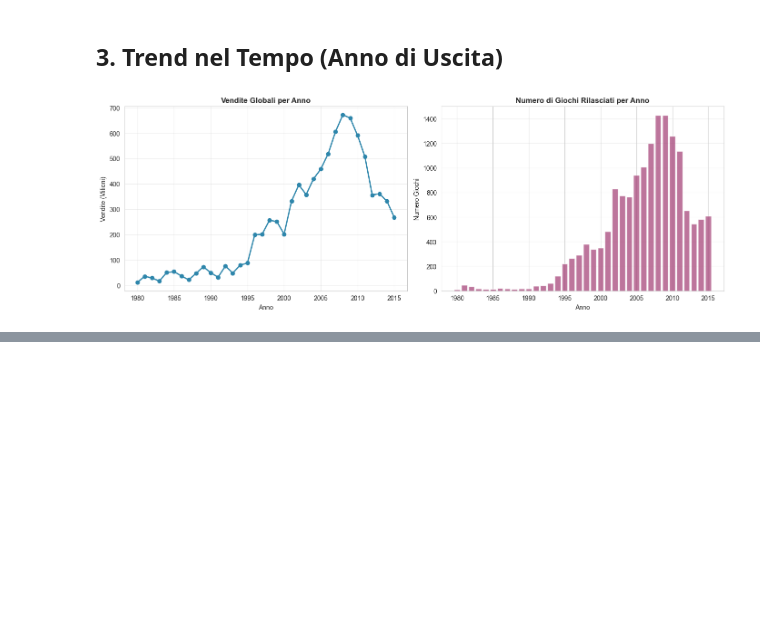
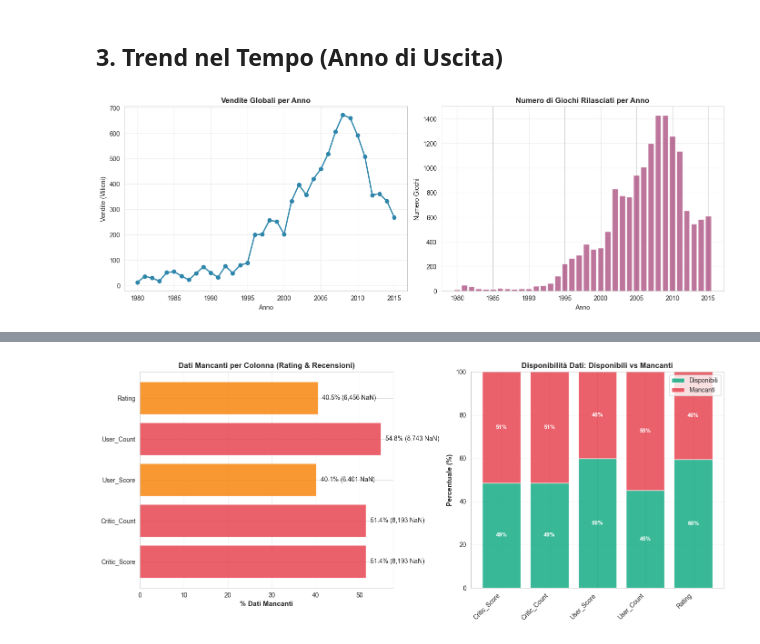
Before and after one commit to LorenzoAnogITSAR/esame_dva, a Jupyter notebook: analisi2.ipynb, the cells around one changed output, grey strips where cells are left out. Drawn from its saved outputs; the diff is of its cells as text; code cells hidden in the pictures; blank space fills up the shorter version.

```diff
--- a/analisi2.ipynb
+++ b/analisi2.ipynb
@@ -304,0 +267,79 @@ For example, when doing 'df[col].method(value, inplace=True)', try using 'df.met
+# %%
+# Analisi Dati Mancanti per Rating e Recensioni
+
+# Colonne di interesse per rating e recensioni
+rating_review_cols = ['Critic_Score', 'Critic_Count', 'User_Score', 'User_Count', 'Rating']
+
+# Calcola i dati mancanti in numeri assoluti e percentuale
+missing_analysis = pd.DataFrame({
+    'Colonna': rating_review_cols,
+    'Mancanti': [df_pulito[col].isnull().sum() for col in rating_review_cols],
+    'Totale': len(df_pulito),
+})
+missing_analysis['Percentuale'] = (missing_analysis['Mancanti'] / missing_analysis['Totale'] * 100).round(2)
+missing_analysis['Disponibili'] = missing_analysis['Totale'] - missing_analysis['Mancanti']
+missing_analysis['% Disponibili'] = (100 - missing_analysis['Percentuale']).round(2)
+
+print("📊 ANALISI DATI MANCANTI - Rating e Recensioni")
+print("=" * 80)
+print(missing_analysis.to_string(index=False))
+print("\n")
+
+# Crea visualizzazione grafica
+fig, (ax1, ax2) = plt.subplots(1, 2, figsize=(14, 6))
+
+# Grafico 1: Dati mancanti in percentuale
+colors_missing = ['#E63946' if x > 50 else '#F77F00' if x > 20 else '#06A77D' for x in missing_analysis['Percentuale']]
+ax1.barh(missing_analysis['Colonna'], missing_analysis['Percentuale'], color=colors_missing, alpha=0.8)
+ax1.set_xlabel('% Dati Mancanti', fontsize=11, fontweight='bold')
+ax1.set_title('Dati Mancanti per Colonna (Rating & Recensioni)', fontsize=12, fontweight='bold')
+ax1.grid(True, alpha=0.3, axis='x')
+
+# Aggiungi etichette con valori
+for i, (col, pct, missing) in enumerate(zip(missing_analysis['Colonna'], missing_analysis['Percentuale'], missing_analysis['Mancanti'])):
+    ax1.text(pct + 1, i, f"{pct:.1f}% ({missing:,} NaN)", va='center', fontsize=10)
+
+# Grafico 2: Dati disponibili vs mancanti (stacked bar)
+x_pos = range(len(missing_analysis))
+ax2.bar(x_pos, missing_analysis['% Disponibili'], label='Disponibili', color='#06A77D', alpha=0.8)
+ax2.bar(x_pos, missing_analysis['Percentuale'], bottom=missing_analysis['% Disponibili'], label='Mancanti', color='#E63946', alpha=0.8)
+
+ax2.set_ylabel('Percentuale (%)', fontsize=11, fontweight='bold')
+ax2.set_title('Disponibilità Dati: Disponibili vs Mancanti', fontsize=12, fontweight='bold')
+ax2.set_xticks(x_pos)
+ax2.set_xticklabels(missing_analysis['Colonna'], rotation=45, ha='right')
+ax2.legend(loc='upper right', fontsize=10)
+ax2.set_ylim([0, 100])
+ax2.grid(True, alpha=0.3, axis='y')
+
+# Aggiungi percentuali sulle barre
+for i, (avail, miss) in enumerate(zip(missing_analysis['% Disponibili'], missing_analysis['Percentuale'])):
+    if avail > 5:
+        ax2.text(i, avail/2, f"{avail:.0f}%", ha='center', va='center', fontweight='bold', color='white', fontsize=9)
+    if miss > 5:
+        ax2.text(i, avail + miss/2, f"{miss:.0f}%", ha='center', va='center', fontweight='bold', color='white', fontsize=9)
+
+plt.tight_layout()
+plt.show()
+
+# Insights
+print("\n💡 KEY INSIGHTS:")
+print("-" * 80)
+for idx, row in missing_analysis.iterrows():
+    col = row['Colonna']
+    pct_missing = row['Percentuale']
+    disponibili = row['Disponibili']
+
+    if pct_missing > 80:
+        status = "🔴 CRITICO - Pochissimi dati disponibili"
+    elif pct_missing > 50:
+        status = "🟠 SEVERO - Meno della metà dei dati disponibili"
+    elif pct_missing > 20:
+        status = "🟡 MODERATO - Circa 1/4 dei dati mancanti"
+    else:
+        status = "🟢 BUONO - Copertura dati accettabile"
+
+    print(f"{col:15} → {disponibili:5,} disponibili  |  {pct_missing:5.1f}% mancanti  | {status}")
+
+print("=" * 80)
+# %% [output]
@@ -304,0 +354 @@ For example, when doing 'df[col].method(value, inplace=True)', try using 'df.met
+[figure, added]
```
Also changed, not shown: parts of 13 cells of this notebook.
